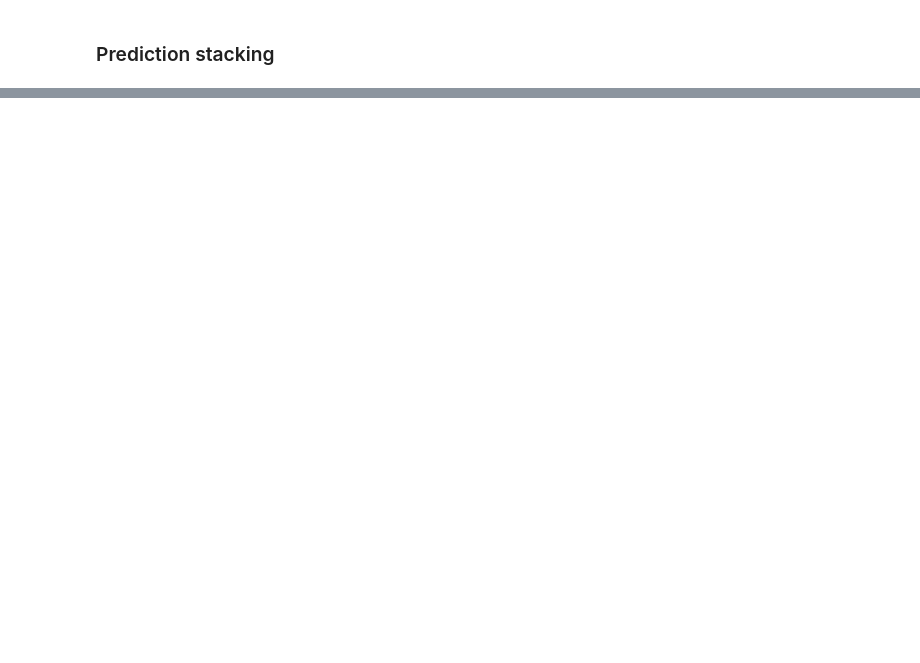
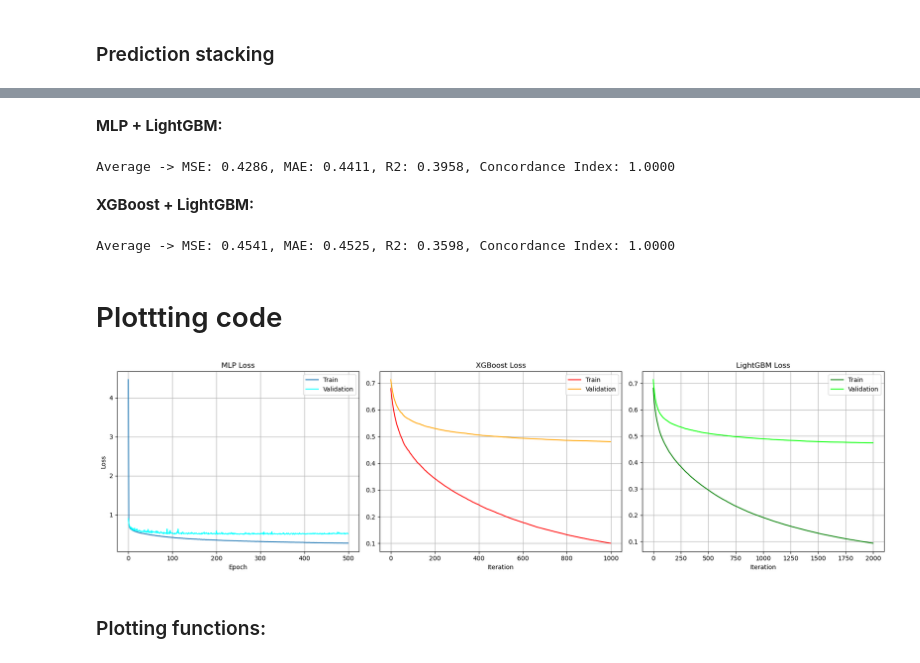
Before and after one commit to hernlerAnja/Structure-Aware-DTA, a Jupyter notebook: new_model_training.ipynb, the cells around one changed output, grey strips where cells are left out. Cells and saved outputs as stored; diff of their text form; code cells hidden in the pictures; blank space fills up the shorter version.

```diff
--- a/new_model_training.ipynb
+++ b/new_model_training.ipynb
@@ -483,0 +492,66 @@ Concordance Index (Average): 1.0000
+# %% [markdown]
+**MLP + LightGBM:**
+# %%
+preds_avg_3 = (preds_mlp + preds_lgb) / 2
+
+mse_avg_3, mae_avg_3, r2_avg_3 = eval_metrics(y_test.cpu().numpy(), preds_avg_3)
+c_idx_avg_3 = concordance_idx(y_test.cpu().numpy(), preds_avg_3)
+
+print(f"Average -> MSE: {mse_avg_3:.4f}, MAE: {mae_avg_3:.4f}, R2: {r2_avg_3:.4f}, Concordance Index: {c_idx_avg_3:.4f}")
+# %% [output]
+Average -> MSE: 0.4286, MAE: 0.4411, R2: 0.3958, Concordance Index: 1.0000
+# %% [markdown]
+**XGBoost + LightGBM:**
+# %%
+preds_avg_4 = (preds_lgb + preds_xgb) / 2
+
+mse_avg_4, mae_avg_4, r2_avg_4 = eval_metrics(y_test.cpu().numpy(), preds_avg_4)
+c_idx_avg_4 = concordance_idx(y_test.cpu().numpy(), preds_avg_4)
+
+print(f"Average -> MSE: {mse_avg_4:.4f}, MAE: {mae_avg_4:.4f}, R2: {r2_avg_4:.4f}, Concordance Index: {c_idx_avg_4:.4f}")
+# %% [output]
+Average -> MSE: 0.4541, MAE: 0.4525, R2: 0.3598, Concordance Index: 1.0000
+# %% [markdown]
+# Plottting code
+# %%
+# Prepare x-axes
+mlp_x = range(len(train_losses))
+mlp_x_val = range(len(val_losses))
+xgb_x = range(len(results['validation_0']['mse']))
+xgb_x_val = range(len(results['validation_1']['mse']))
+lgbm_x = range(len(eval_results['valid_0']['l2']))
+lgbm_x_val = range(len(eval_results['valid_1']['l2']))
+
+fig, axs = plt.subplots(1, 3, figsize=(18, 5), sharey=False)
+
+# MLP
+axs[0].plot(mlp_x, train_losses, label='Train')
+axs[0].plot(mlp_x_val, val_losses, label='Validation', color='cyan')
+axs[0].set_title('MLP Loss')
+axs[0].set_xlabel('Epoch')
+axs[0].set_ylabel('Loss')
+axs[0].legend()
+axs[0].grid(True)
+
+# XGBoost
+axs[1].plot(xgb_x, results['validation_0']['mse'], label='Train', color='red')
+axs[1].plot(xgb_x_val, results['validation_1']['mse'], label='Validation', color='orange')
+axs[1].set_title('XGBoost Loss')
+axs[1].set_xlabel('Iteration')
+axs[1].legend()
+axs[1].grid(True)
+
+# LightGBM
+axs[2].plot(lgbm_x, eval_results['valid_0']['l2'], label='Train', color='green')
+axs[2].plot(lgbm_x_val, eval_results['valid_1']['l2'], label='Validation', color='lime')
+axs[2].set_title('LightGBM Loss')
+axs[2].set_xlabel('Iteration')
+axs[2].legend()
+axs[2].grid(True)
+
+plt.tight_layout()
+plt.show()
+# %% [output]
+[figure, added]
+# %% [markdown]
+### Plotting functions:
```
Also changed, not shown: parts of 25 cells of this notebook, 1 other file.
